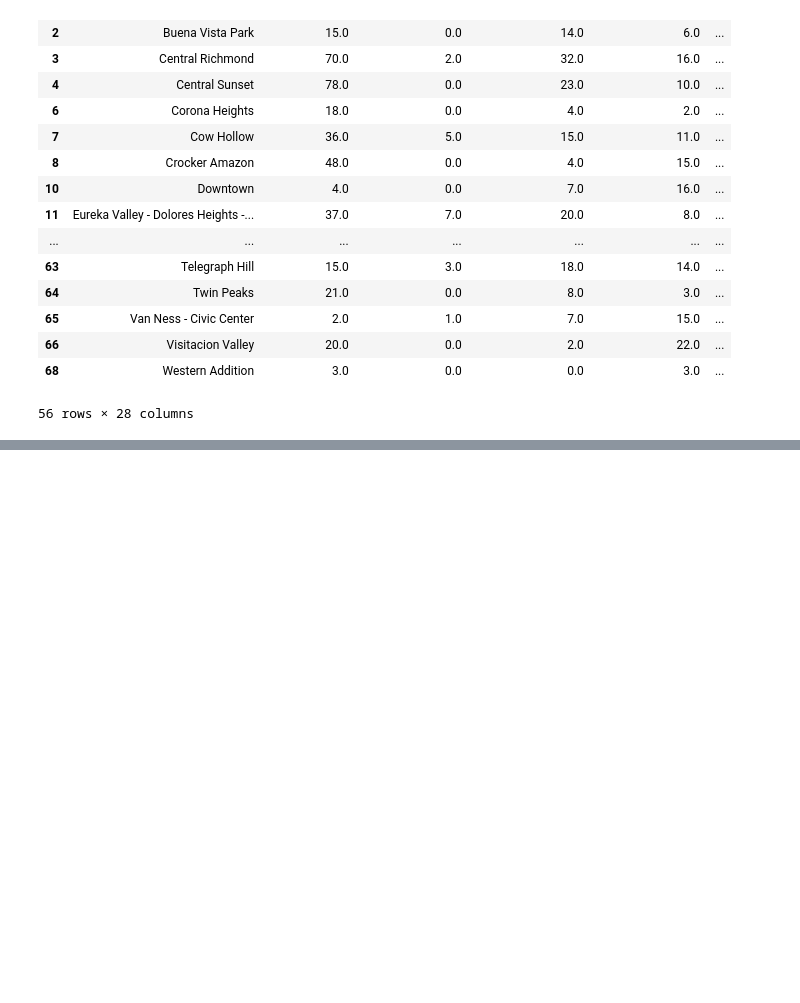
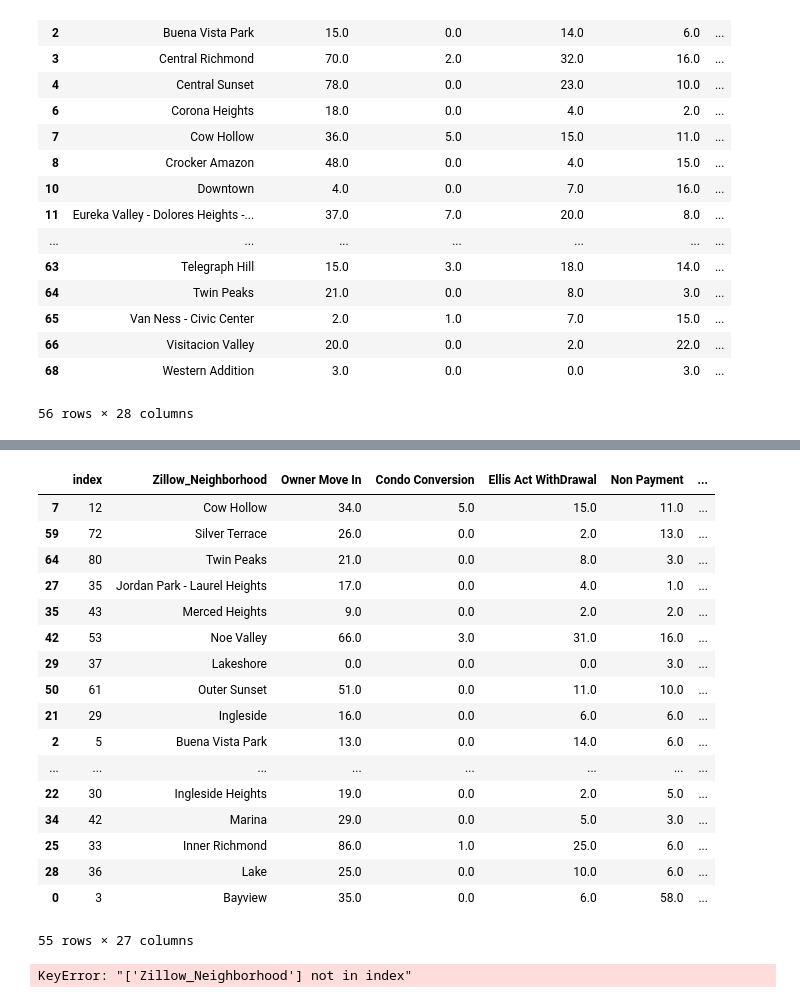
Before and after one commit to Jkremr/evictions-home-values, a Jupyter notebook: evictions-home-values.ipynb, the cells around one changed output, grey strips where cells are left out. Cells and saved outputs as stored; diff of their text form; code cells hidden in the pictures; blank space fills up the shorter version.

```diff
--- a/evictions-home-values.ipynb
+++ b/evictions-home-values.ipynb
@@ -406,6 +421,28 @@ plt.show()
+# %%
+groupby_hood_lmplot = groupby_hood.sort_values(by=('Z_Value_Increase', 'average_value_increase'))
+groupby_hood_lmplot.columns = groupby_hood_lmplot.columns.droplevel(level=1)
+groupby_hood_lmplot
+# %% [output]
+|  | index | Zillow_Neighborhood | Owner Move In | Condo Conversion | Ellis Act WithDrawal | Non Payment | ... |
+| 7 | 12 | Cow Hollow | 34.0 | 5.0 | 15.0 | 11.0 | ... |
+| 59 | 72 | Silver Terrace | 26.0 | 0.0 | 2.0 | 13.0 | ... |
+| 64 | 80 | Twin Peaks | 21.0 | 0.0 | 8.0 | 3.0 | ... |
+| 27 | 35 | Jordan Park - Laurel Heights | 17.0 | 0.0 | 4.0 | 1.0 | ... |
+| 35 | 43 | Merced Heights | 9.0 | 0.0 | 2.0 | 2.0 | ... |
+| 42 | 53 | Noe Valley | 66.0 | 3.0 | 31.0 | 16.0 | ... |
+| 29 | 37 | Lakeshore | 0.0 | 0.0 | 0.0 | 3.0 | ... |
+| 50 | 61 | Outer Sunset | 51.0 | 0.0 | 11.0 | 10.0 | ... |
+| 21 | 29 | Ingleside | 16.0 | 0.0 | 6.0 | 6.0 | ... |
+| 2 | 5 | Buena Vista Park | 13.0 | 0.0 | 14.0 | 6.0 | ... |
+| ... | ... | ... | ... | ... | ... | ... | ... |
+| 22 | 30 | Ingleside Heights | 19.0 | 0.0 | 2.0 | 5.0 | ... |
+| 34 | 42 | Marina | 29.0 | 0.0 | 5.0 | 3.0 | ... |
+| 25 | 33 | Inner Richmond | 86.0 | 1.0 | 25.0 | 6.0 | ... |
+| 28 | 36 | Lake | 25.0 | 0.0 | 10.0 | 6.0 | ... |
+| 0 | 3 | Bayview | 35.0 | 0.0 | 6.0 | 58.0 | ... |
+55 rows × 27 columns
 # %%
-groupby_hood_lmplot = groupby_hood.sort_values(by=('Z_Value_Increase', 'average_value_increase'))
-groupby_hood_lmplot
+
 
 # Set style of scatterplot
 sns.set(style="darkgrid")
@@ -414,8 +451,8 @@ sns.set(style="darkgrid")
 # markers = ['o','_','x']*18
 
 # Create scatterplot of non-cause eviciton frequency with property value increase.
-sns.lmplot('Z_Value_Increase', # Horizontal axis
-          'pct_suspect', # Vertical axis
+sns.lmplot('average_value_increase', # Horizontal axis
+          'non_cause_frequency', # Vertical axis
           data = groupby_hood_lmplot, # Data source
           fit_reg = False, # Don't fix a regression line
           hue = 'Zillow_Neighborhood', # Set color
@@ -428,6 +465,8 @@ plt.xlabel('Property Value Change (%)')
 plt.ylabel('Frequency of Non-Cause Evicitons')
 
 plt.show()
+# %% [output]
+KeyError: "['Zillow_Neighborhood'] not in index"
 # %%
 ax = sns.barplot(x='Zillow_Neighborhood', y='pct_suspect', data=groupby_hood)
 ax.set_xticklabels(labels=groupby_hood['Zillow_Neighborhood'], rotation=90)
```
Also changed, not shown: parts of 8 cells of this notebook.
